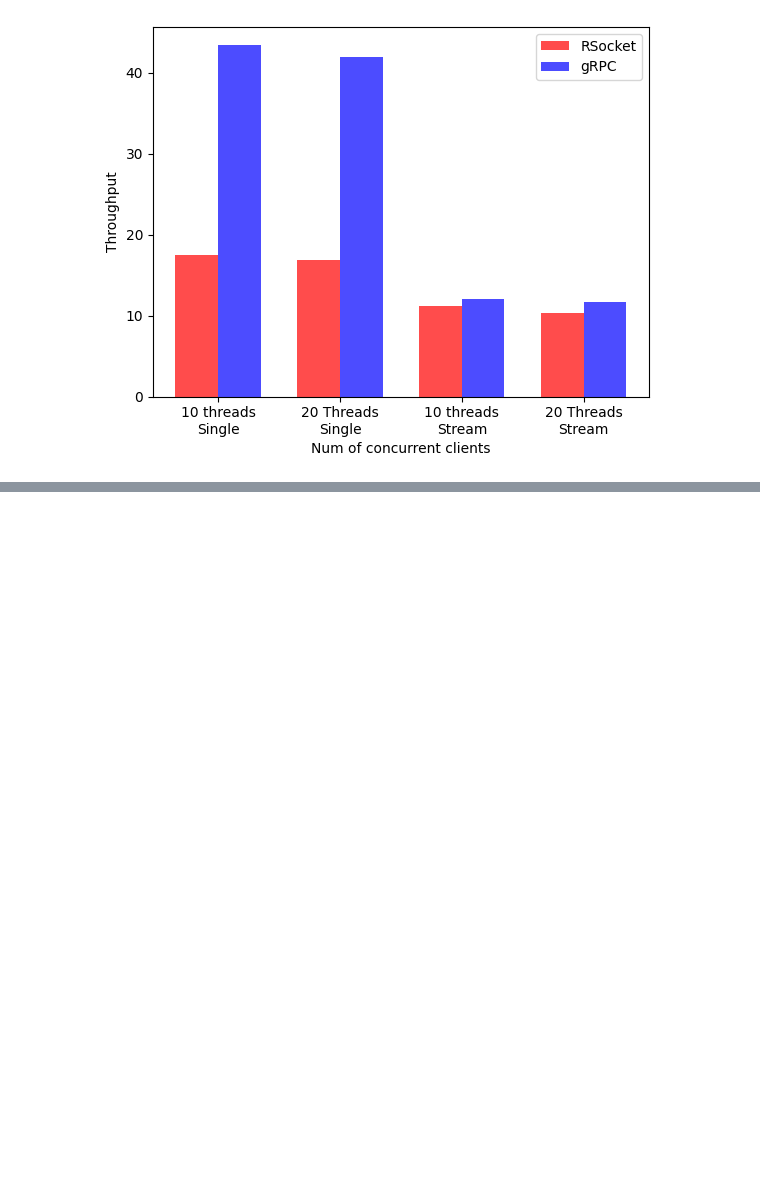
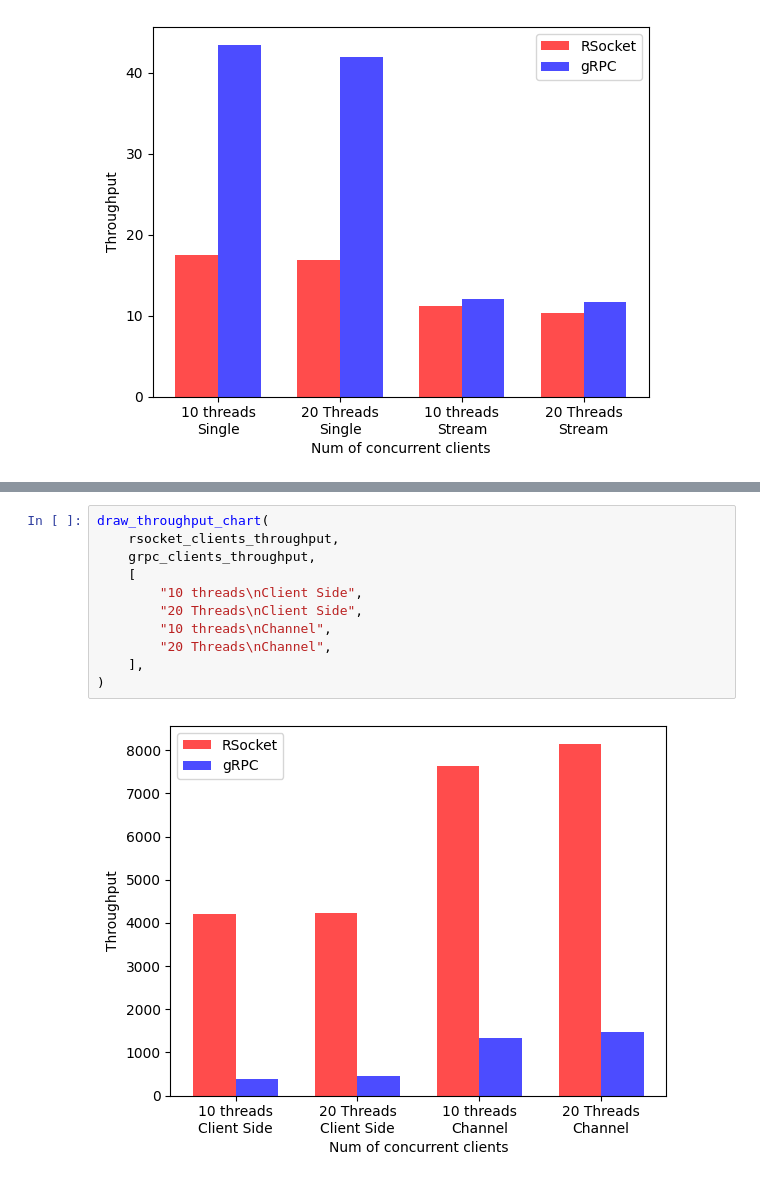
Before and after one commit to pratham-kundan/rsocket-grpc-benchmark, a Jupyter notebook: Results/scripts/iscript.ipynb, the cells around one changed output, grey strips where cells are left out. Drawn from its saved outputs; the diff is of its cells as text; blank space fills up the shorter version.

```diff
--- a/Results/scripts/iscript.ipynb
+++ b/Results/scripts/iscript.ipynb
@@ -538,0 +607,13 @@ draw_throughput_chart(
+# %%
+draw_throughput_chart(
+    rsocket_clients_throughput,
+    grpc_clients_throughput,
+    [
+        "10 threads\nClient Side",
+        "20 Threads\nClient Side",
+        "10 threads\nChannel",
+        "20 Threads\nChannel",
+    ],
+)
+# %% [output]
+[figure, added]
```
Also changed, not shown: parts of 9 cells of this notebook, 21 other files.
